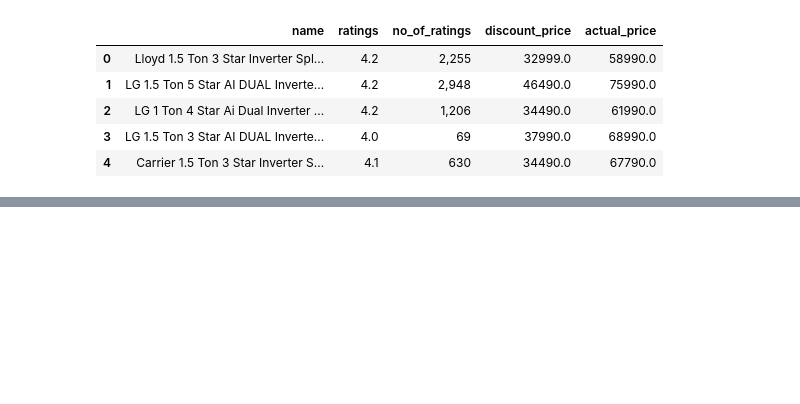
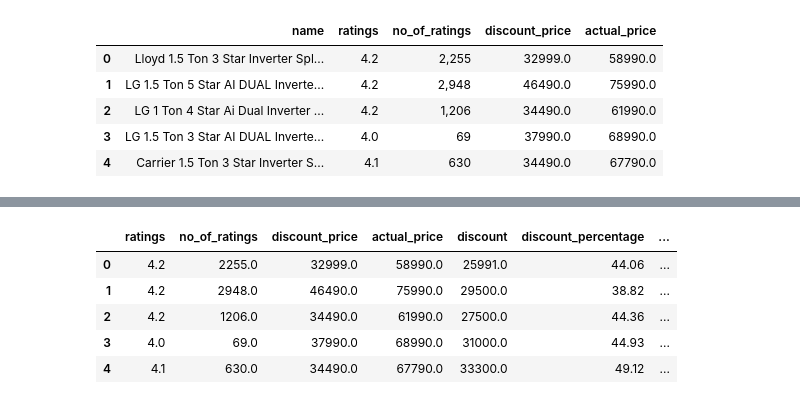
Before and after one commit to mmaaz-khan/ProductFeatureClustering, a Jupyter notebook: k-means.ipynb, the cells around one changed output, grey strips where cells are left out. Drawn from its saved outputs; the diff is of its cells as text; code cells hidden in the pictures; blank space fills up the shorter version.

```diff
--- a/k-means.ipynb
+++ b/k-means.ipynb
@@ -86,0 +100,19 @@ master_df.head()
+# %%
+scaled_df = master_df # Save my dataframe
+scaled_df = scaled_df.drop(columns=['name']) # Remove non-numeric fields
+scaled_df['no_of_ratings'] = scaled_df['no_of_ratings'].astype(str) # Convert object field to str
+scaled_df['no_of_ratings'] = scaled_df['no_of_ratings'].replace(",", "", regex=True) # Remove commas
+scaled_df['no_of_ratings'] = pd.to_numeric(scaled_df['no_of_ratings']) # Convert to numeric
+scaled_df = scaled_df[scaled_df['actual_price'] <= 2000000] # Drop rows with price over 2 million as these are definite outliers
+
+
+scaled_df = scaled_df.dropna() # Drop rows with missing values
+
+scaled_df.head()
+# %% [output]
+|  | ratings | no_of_ratings | discount_price | actual_price | discount | discount_percentage | ... |
+| 0 | 4.2 | 2255.0 | 32999.0 | 58990.0 | 25991.0 | 44.06 | ... |
+| 1 | 4.2 | 2948.0 | 46490.0 | 75990.0 | 29500.0 | 38.82 | ... |
+| 2 | 4.2 | 1206.0 | 34490.0 | 61990.0 | 27500.0 | 44.36 | ... |
+| 3 | 4.0 | 69.0 | 37990.0 | 68990.0 | 31000.0 | 44.93 | ... |
+| 4 | 4.1 | 630.0 | 34490.0 | 67790.0 | 33300.0 | 49.12 | ... |
```
Also changed, not shown: parts of 14 cells of this notebook, 1 other file.
